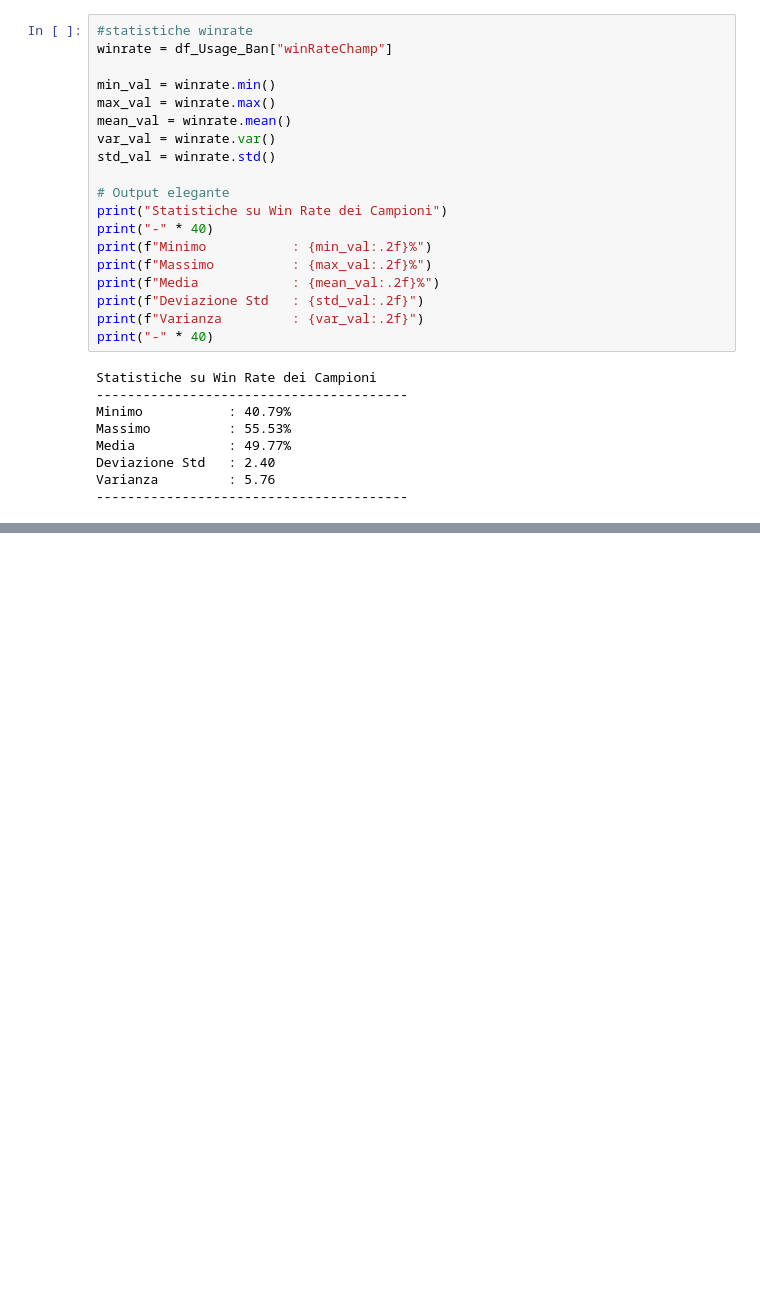
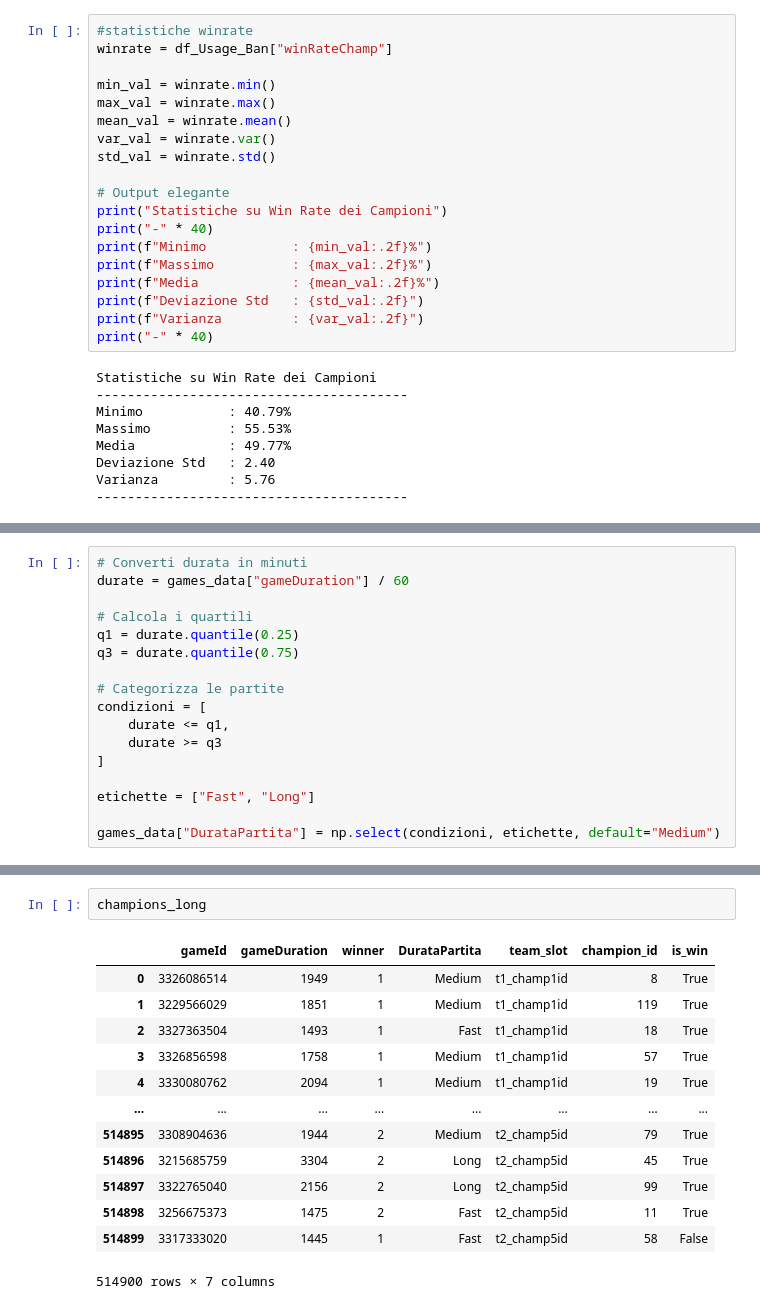
Before and after one commit to FedeDL777/DIP-Project, a Jupyter notebook: main.ipynb, the cells around one changed output, grey strips where cells are left out. Cells and saved outputs as stored; diff of their text form; blank space fills up the shorter version.

```diff
--- a/main.ipynb
+++ b/main.ipynb
@@ -514,0 +561,17 @@ print("-" * 40)
+# %%
+# Converti durata in minuti
+durate = games_data["gameDuration"] / 60
+
+# Calcola i quartili
+q1 = durate.quantile(0.25)
+q3 = durate.quantile(0.75)
+
+# Categorizza le partite
+condizioni = [
+    durate <= q1,
+    durate >= q3
+]
+
+etichette = ["Fast", "Long"]
+
+games_data["DurataPartita"] = np.select(condizioni, etichette, default="Medium")
@@ -514,0 +616,16 @@ print("-" * 40)
+# %%
+champions_long
+# %% [output]
+|  | gameId | gameDuration | winner | DurataPartita | team_slot | champion_id | is_win |
+| 0 | 3326086514 | 1949 | 1 | Medium | t1_champ1id | 8 | True |
+| 1 | 3229566029 | 1851 | 1 | Medium | t1_champ1id | 119 | True |
+| 2 | 3327363504 | 1493 | 1 | Fast | t1_champ1id | 18 | True |
+| 3 | 3326856598 | 1758 | 1 | Medium | t1_champ1id | 57 | True |
+| 4 | 3330080762 | 2094 | 1 | Medium | t1_champ1id | 19 | True |
+| ... | ... | ... | ... | ... | ... | ... | ... |
+| 514895 | 3308904636 | 1944 | 2 | Medium | t2_champ5id | 79 | True |
+| 514896 | 3215685759 | 3304 | 2 | Long | t2_champ5id | 45 | True |
+| 514897 | 3322765040 | 2156 | 2 | Long | t2_champ5id | 99 | True |
+| 514898 | 3256675373 | 1475 | 2 | Fast | t2_champ5id | 11 | True |
+| 514899 | 3317333020 | 1445 | 1 | Fast | t2_champ5id | 58 | False |
+514900 rows × 7 columns
```
Also changed, not shown: parts of 12 cells of this notebook.
